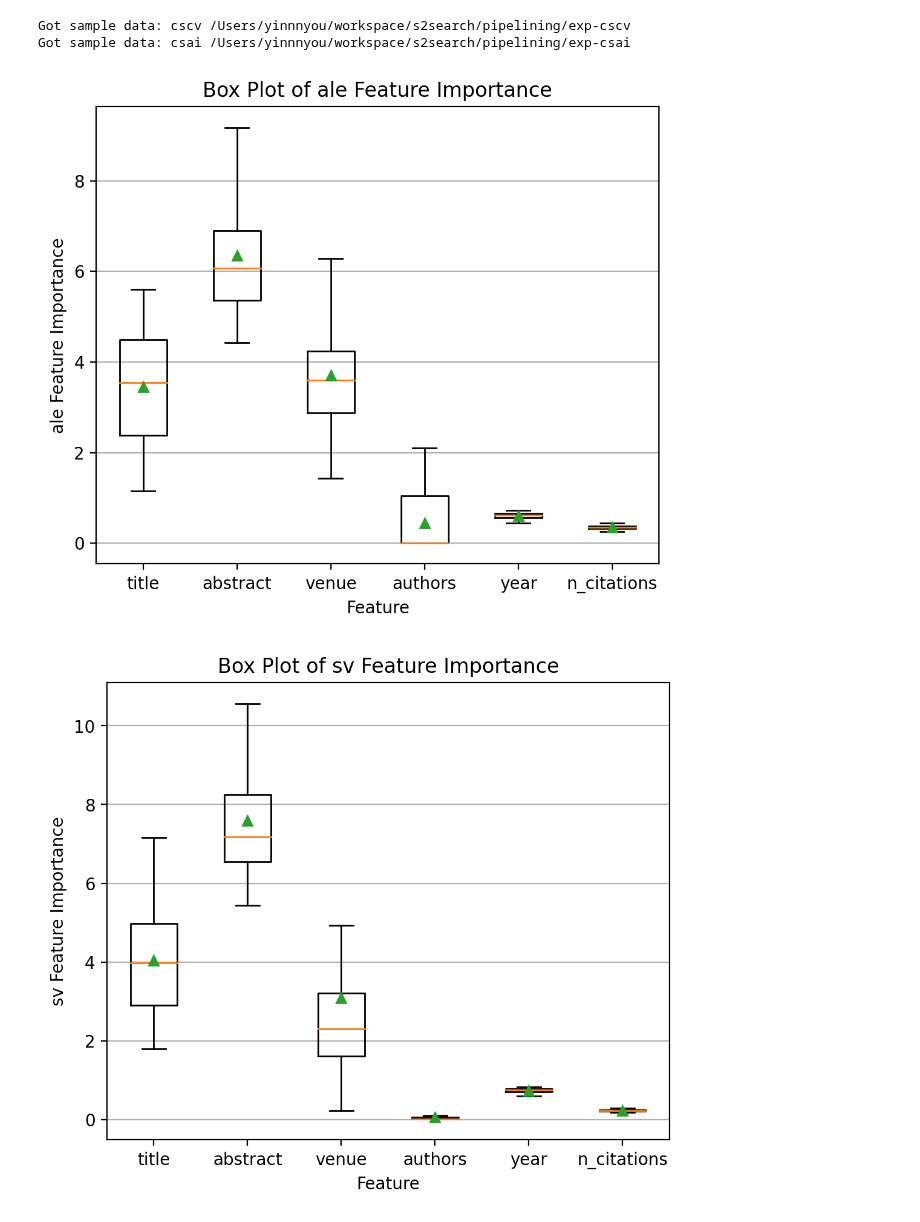
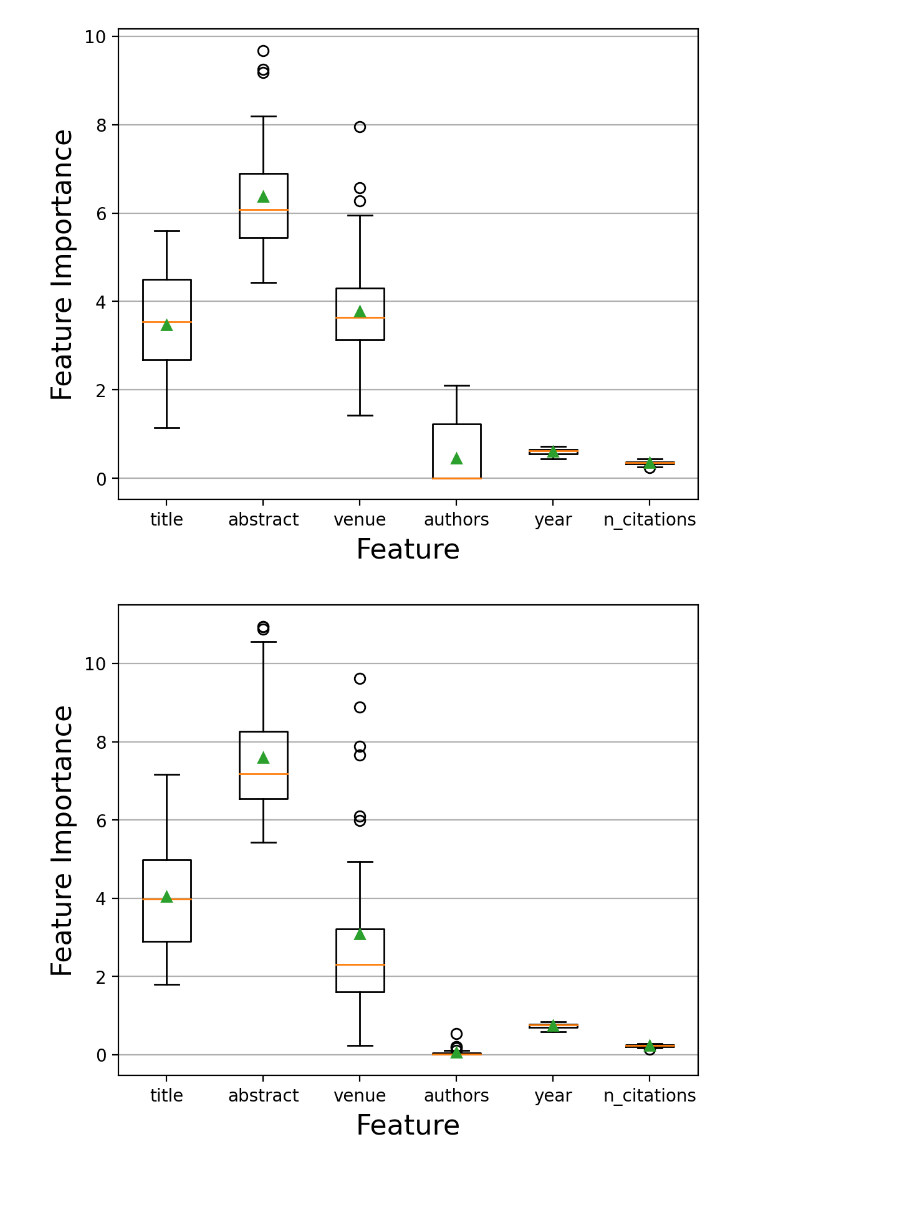
Before and after one commit to youyinnn/s2search, a Jupyter notebook: xai_process_plotting.ipynb, the cells around one changed output. Saved outputs shown, nothing was run; the diff lists cells and outputs as text; code cells hidden in the pictures; blank space fills up the shorter version.

```diff
--- a/xai_process_plotting.ipynb
+++ b/xai_process_plotting.ipynb
@@ -23,9 +23,9 @@ ds_list = [
 xai_metrics_arr = []
 
 def aggregation(arr):
-    # return np.std(arr)
+    return np.std(arr, ddof=1)
     # return np.mean(np.abs(arr))
-    return pdp_based_importance(arr)
+    # return pdp_based_importance(arr)
 
 for sample_name in ds_list:
     exp_name = f'exp-{sample_name}'
@@ -98,35 +98,32 @@ for sample_name in ds_list:
         shap_fi
     ])
 
-fis = ['ale Feature Importance', 'sv Feature Importance', 'anchor Feature Importance', 'shap Feature Importance']
+fis = ['ALE Feature Importance', 'Shapley Value Feature Importance', 'Anchors Feature Importance', 'SHAP Feature Importance']
 
 xai_fi_metrics_pd = pd.DataFrame(columns=['dataset', *fis], data=xai_metrics_arr)
 
-# xai_metrics_pd
+# xai_fi_metrics_pd
-# %% [output]
-Got sample data: cscv /Users/yinnnyou/workspace/s2search/pipelining/exp-cscv
-Got sample data: csai /Users/yinnnyou/workspace/s2search/pipelining/exp-csai
 # %%
 import matplotlib.pyplot as plt
 
 for fi in fis:
     fi_data = (xai_fi_metrics_pd[fi].to_list())
-    fi_data = np.flipud(np.rot90((fi_data)))
+    fi_data = np.transpose(fi_data)
     all_data = [list(l) for l in fi_data]
     fig, ax = plt.subplots(nrows=1, ncols=1, figsize=(6, 5), dpi=200)
 
     # plot box plot
     ax.boxplot(all_data,
-                showfliers=False,
+                # showfliers=False,
                 showmeans=True,
                 )
-    ax.set_title(f'Box Plot of {fi}')
+    # ax.set_title(f'Box Plot of {fi}')
 
     ax.yaxis.grid(True)
     ax.set_xticks([y + 1 for y in range(len(all_data))],
-                    labels=['title', 'abstract', 'venue', 'authors', 'year', 'n_citations'])
-    ax.set_xlabel('Feature')
-    ax.set_ylabel(f'{fi}')
+                    labels=['title', 'abstract', 'venue', 'authors', 'year', 'n_citations'], fontsize=10)
+    ax.set_xlabel('Feature', fontsize=16)
+    ax.set_ylabel(f'Feature Importance', fontsize=16)
 # %% [output]
-[figure, old version]
+[figure, new version]
-[figure, old version]
+[figure, new version]
```
Also changed, not shown: parts of 3 cells of this notebook, 21 other files.
